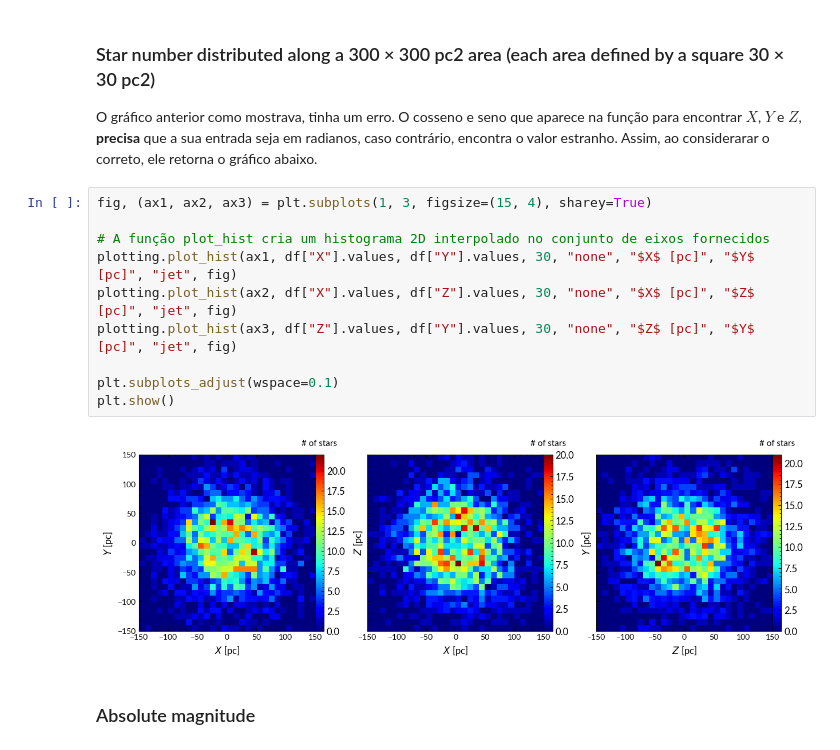
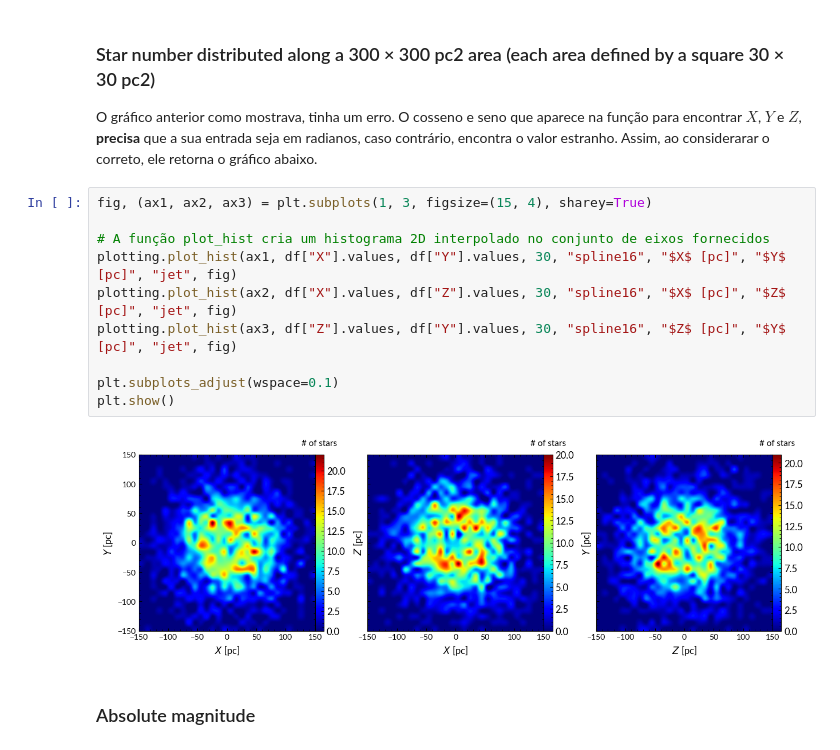
Before and after one commit to SarahBarbosa/ring-like-structure, a Jupyter notebook: docs/figures.ipynb, the cells around one changed output. Cells and saved outputs as stored; diff of their text form.

```diff
--- a/docs/figures.ipynb
+++ b/docs/figures.ipynb
@@ -77,15 +77,15 @@ O gráfico anterior como mostrava, tinha um erro. O cosseno e seno que aparece n
 # %%
 fig, (ax1, ax2, ax3) = plt.subplots(1, 3, figsize=(15, 4), sharey=True)
 
 # A função plot_hist cria um histograma 2D interpolado no conjunto de eixos fornecidos
-plotting.plot_hist(ax1, df["X"].values, df["Y"].values, 30, "none", "$X$ [pc]", "$Y$ [pc]", "jet", fig)
-plotting.plot_hist(ax2, df["X"].values, df["Z"].values, 30, "none", "$X$ [pc]", "$Z$ [pc]", "jet", fig)
-plotting.plot_hist(ax3, df["Z"].values, df["Y"].values, 30, "none", "$Z$ [pc]", "$Y$ [pc]", "jet", fig)
+plotting.plot_hist(ax1, df["X"].values, df["Y"].values, 30, "spline16", "$X$ [pc]", "$Y$ [pc]", "jet", fig)
+plotting.plot_hist(ax2, df["X"].values, df["Z"].values, 30, "spline16", "$X$ [pc]", "$Z$ [pc]", "jet", fig)
+plotting.plot_hist(ax3, df["Z"].values, df["Y"].values, 30, "spline16", "$Z$ [pc]", "$Y$ [pc]", "jet", fig)
 
 plt.subplots_adjust(wspace=0.1)
 plt.show()
 # %% [output]
-[figure, old version]
+[figure, new version]
 # %% [markdown]
 ### Absolute magnitude
 # %%
```
Also changed, not shown: parts of 10 cells of this notebook, 3 other files.
